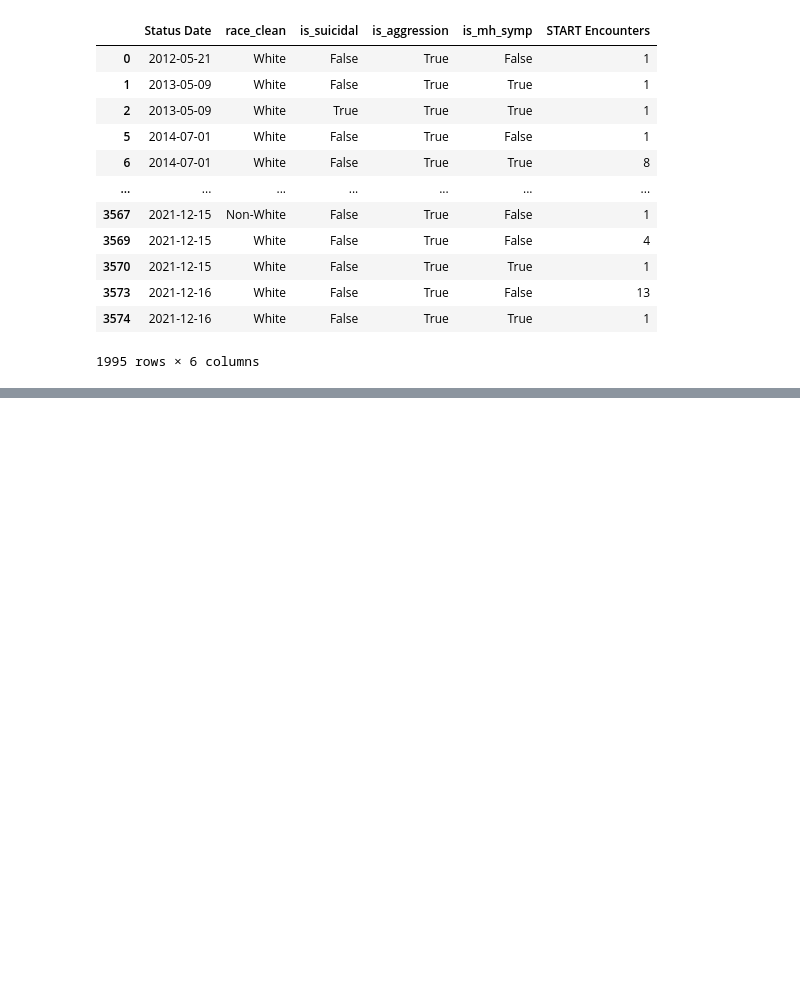
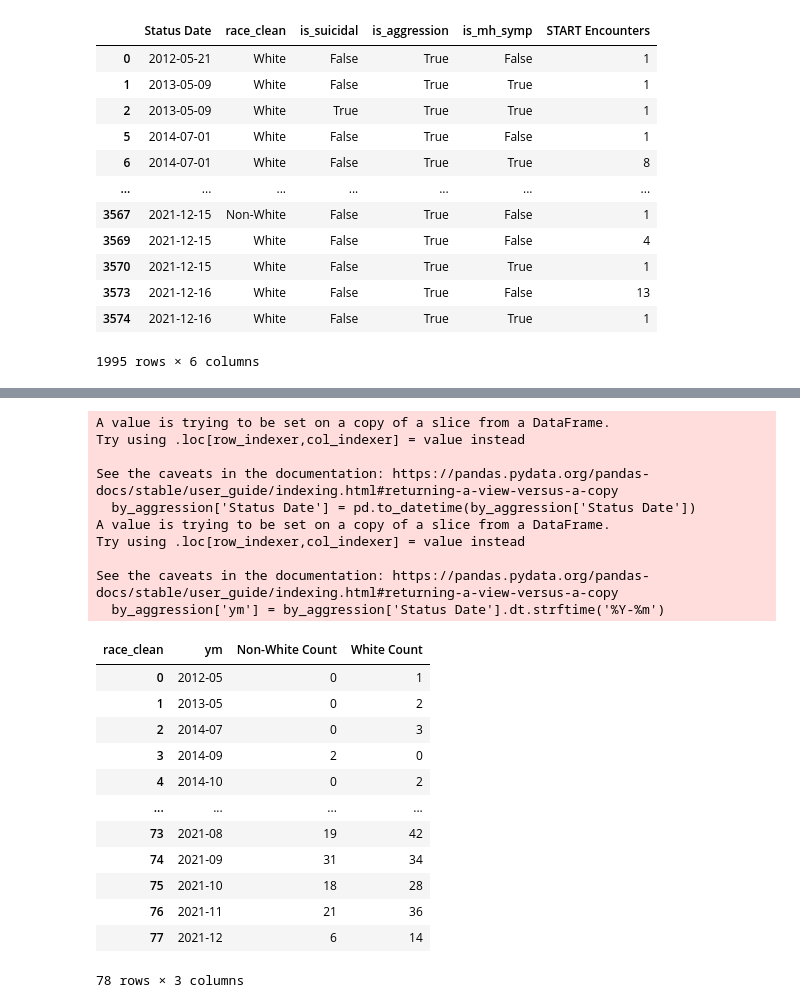
Before and after one commit to orenpk/QSS-20-Final-Project, a Jupyter notebook: code/SIRS_racial_disparity.ipynb, the cells around one changed output, grey strips where cells are left out. Cells and saved outputs as stored; diff of their text form; code cells hidden in the pictures; blank space fills up the shorter version.

```diff
--- a/code/SIRS_racial_disparity.ipynb
+++ b/code/SIRS_racial_disparity.ipynb
@@ -170,0 +213,47 @@ by_aggression
+# %%
+by_aggression['Status Date'] = pd.to_datetime(by_aggression['Status Date'])
+
+by_aggression['ym'] = by_aggression['Status Date'].dt.strftime('%Y-%m')
+
+by_aggression
+
+# Group by 'Status Date' and 'race_clean' and count occurrences
+grouped = by_aggression.groupby(['ym', 'race_clean']).size().unstack(fill_value=0)
+
+# Rename the columns for better clarity
+grouped = grouped.rename(columns={'White': 'White Count', 'Non-White': 'Non-White Count'})
+
+# If you want to fill in missing columns for consistency, add the missing ones with zero counts
+if 'White Count' not in grouped.columns:
+    grouped['White Count'] = 0
+if 'Non-White Count' not in grouped.columns:
+    grouped['Non-White Count'] = 0
+
+# Reset the index to make 'Status Date' a column again
+grouped = grouped.reset_index()
+
+grouped
+# %% [output]
+A value is trying to be set on a copy of a slice from a DataFrame.
+Try using .loc[row_indexer,col_indexer] = value instead
+
+See the caveats in the documentation: https://pandas.pydata.org/pandas-docs/stable/user_guide/indexing.html#returning-a-view-versus-a-copy
+  by_aggression['Status Date'] = pd.to_datetime(by_aggression['Status Date'])
+A value is trying to be set on a copy of a slice from a DataFrame.
+Try using .loc[row_indexer,col_indexer] = value instead
+
+See the caveats in the documentation: https://pandas.pydata.org/pandas-docs/stable/user_guide/indexing.html#returning-a-view-versus-a-copy
+  by_aggression['ym'] = by_aggression['Status Date'].dt.strftime('%Y-%m')
+| race_clean | ym | Non-White Count | White Count |
+| 0 | 2012-05 | 0 | 1 |
+| 1 | 2013-05 | 0 | 2 |
+| 2 | 2014-07 | 0 | 3 |
+| 3 | 2014-09 | 2 | 0 |
+| 4 | 2014-10 | 0 | 2 |
+| ... | ... | ... | ... |
+| 73 | 2021-08 | 19 | 42 |
+| 74 | 2021-09 | 31 | 34 |
+| 75 | 2021-10 | 18 | 28 |
+| 76 | 2021-11 | 21 | 36 |
+| 77 | 2021-12 | 6 | 14 |
+78 rows × 3 columns
```
Also changed, not shown: parts of 12 cells of this notebook.
